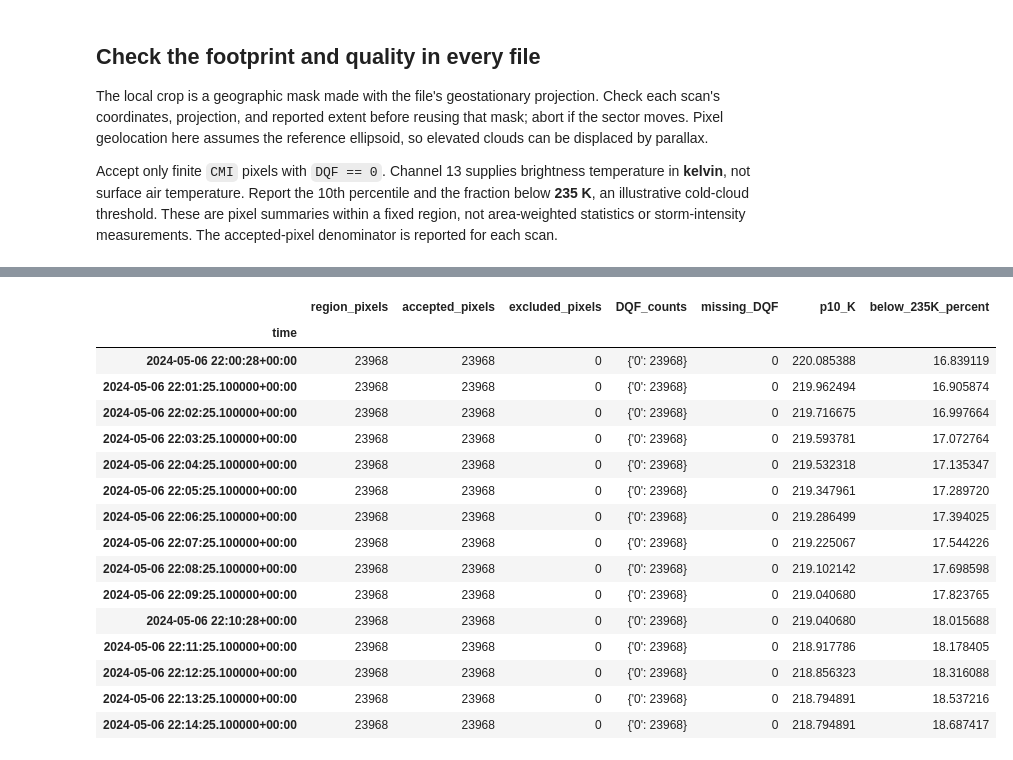
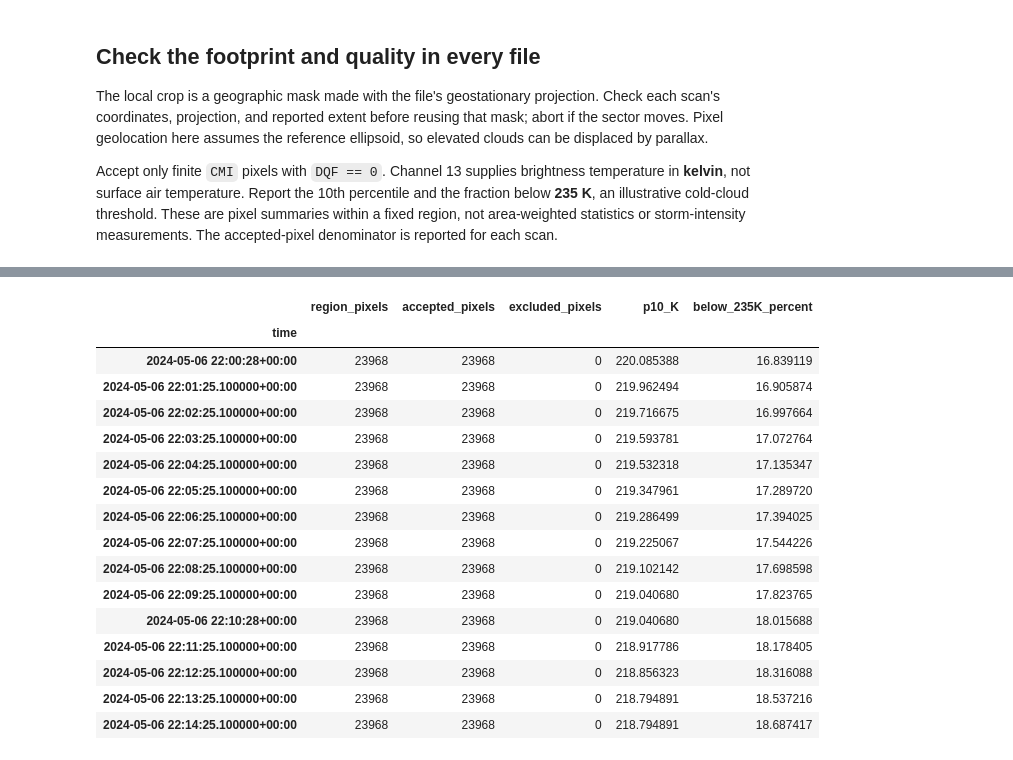
Before and after one commit to jakeryderv/usdata, a Jupyter notebook: examples/studies/goes-mesoscale/goes-mesoscale.ipynb, the cells around one changed output, grey strips where cells are left out. Drawn from its saved outputs; the diff is of its cells as text; code cells hidden in the pictures.

```diff
--- a/examples/studies/goes-mesoscale/goes-mesoscale.ipynb
+++ b/examples/studies/goes-mesoscale/goes-mesoscale.ipynb
@@ -112,9 +159,18 @@ Scans per occupied minute: [1]
 # %% [markdown]
 ## Check the footprint and quality in every file
 
-The local crop is a geographic mask made with the file's geostationary projection. Check each scan's coordinates, projection, and reported extent before reusing that mask; abort if the sector moves. Pixel geolocation here assumes the reference ellipsoid, so elevated clouds can be displaced by parallax.
+The local crop is a geographic mask made with the file's geostationary
+projection. Check each scan's coordinates, projection, and reported extent
+before reusing that mask; abort if the sector moves. Pixel geolocation here
+assumes the reference ellipsoid, so elevated clouds can be displaced by
+parallax.
 
-Accept only finite `CMI` pixels with `DQF == 0`. Channel 13 supplies brightness temperature in **kelvin**, not surface air temperature. Report the 10th percentile and the fraction below **235 K**, an illustrative cold-cloud threshold. These are pixel summaries within a fixed region, not area-weighted statistics or storm-intensity measurements. The accepted-pixel denominator is reported for each scan.
+Accept only finite `CMI` pixels with `DQF == 0`. Channel 13 supplies brightness
+temperature in **kelvin**, not surface air temperature. Report the 10th
+percentile and the fraction below **235 K**, an illustrative cold-cloud
+threshold. These are pixel summaries within a fixed region, not area-weighted
+statistics or storm-intensity measurements. The accepted-pixel denominator is
+reported for each scan.
 # %%
 rows, frames, coverage = [], [], []
 reference_x = reference_y = reference_projection = reference_extent = None
@@ -182,8 +238,8 @@ for item in items:
         frames.append(np.where(good, values, np.nan)[ys, xs])
 summary = pd.DataFrame(rows).set_index("time")
 print("Projection, coordinates, and metadata extent match across all scans.")
-print(pd.DataFrame(coverage).to_string(index=False))
-summary
+print(pd.DataFrame(coverage).head(3).to_string(index=False))
+summary[["region_pixels", "accepted_pixels", "excluded_pixels", "p10_K", "below_235K_percent"]]
 # %% [output]
 Quality flag values: [0, 1, 2, 3, 4]
 Quality meanings: good_pixel_qf conditionally_usable_pixel_qf out_of_range_pixel_qf no_value_pixel_qf focal_plane_temperature_threshold_exceeded_qf
@@ -207,17 +251,17 @@ Projection, coordinates, and metadata extent match across all scans.
-|  | region_pixels | accepted_pixels | excluded_pixels | DQF_counts | missing_DQF | p10_K | below_235K_percent |
-| time |  |  |  |  |  |  |  |
-| 2024-05-06 22:00:28+00:00 | 23968 | 23968 | 0 | {'0': 23968} | 0 | 220.085388 | 16.839119 |
-| 2024-05-06 22:01:25.100000+00:00 | 23968 | 23968 | 0 | {'0': 23968} | 0 | 219.962494 | 16.905874 |
-| 2024-05-06 22:02:25.100000+00:00 | 23968 | 23968 | 0 | {'0': 23968} | 0 | 219.716675 | 16.997664 |
-| 2024-05-06 22:03:25.100000+00:00 | 23968 | 23968 | 0 | {'0': 23968} | 0 | 219.593781 | 17.072764 |
-| 2024-05-06 22:04:25.100000+00:00 | 23968 | 23968 | 0 | {'0': 23968} | 0 | 219.532318 | 17.135347 |
-| 2024-05-06 22:05:25.100000+00:00 | 23968 | 23968 | 0 | {'0': 23968} | 0 | 219.347961 | 17.289720 |
-| 2024-05-06 22:06:25.100000+00:00 | 23968 | 23968 | 0 | {'0': 23968} | 0 | 219.286499 | 17.394025 |
-| 2024-05-06 22:07:25.100000+00:00 | 23968 | 23968 | 0 | {'0': 23968} | 0 | 219.225067 | 17.544226 |
-| 2024-05-06 22:08:25.100000+00:00 | 23968 | 23968 | 0 | {'0': 23968} | 0 | 219.102142 | 17.698598 |
-| 2024-05-06 22:09:25.100000+00:00 | 23968 | 23968 | 0 | {'0': 23968} | 0 | 219.040680 | 17.823765 |
-| 2024-05-06 22:10:28+00:00 | 23968 | 23968 | 0 | {'0': 23968} | 0 | 219.040680 | 18.015688 |
-| 2024-05-06 22:11:25.100000+00:00 | 23968 | 23968 | 0 | {'0': 23968} | 0 | 218.917786 | 18.178405 |
-| 2024-05-06 22:12:25.100000+00:00 | 23968 | 23968 | 0 | {'0': 23968} | 0 | 218.856323 | 18.316088 |
-| 2024-05-06 22:13:25.100000+00:00 | 23968 | 23968 | 0 | {'0': 23968} | 0 | 218.794891 | 18.537216 |
-| 2024-05-06 22:14:25.100000+00:00 | 23968 | 23968 | 0 | {'0': 23968} | 0 | 218.794891 | 18.687417 |
+|  | region_pixels | accepted_pixels | excluded_pixels | p10_K | below_235K_percent |
+| time |  |  |  |  |  |
+| 2024-05-06 22:00:28+00:00 | 23968 | 23968 | 0 | 220.085388 | 16.839119 |
+| 2024-05-06 22:01:25.100000+00:00 | 23968 | 23968 | 0 | 219.962494 | 16.905874 |
+| 2024-05-06 22:02:25.100000+00:00 | 23968 | 23968 | 0 | 219.716675 | 16.997664 |
+| 2024-05-06 22:03:25.100000+00:00 | 23968 | 23968 | 0 | 219.593781 | 17.072764 |
+| 2024-05-06 22:04:25.100000+00:00 | 23968 | 23968 | 0 | 219.532318 | 17.135347 |
+| 2024-05-06 22:05:25.100000+00:00 | 23968 | 23968 | 0 | 219.347961 | 17.289720 |
+| 2024-05-06 22:06:25.100000+00:00 | 23968 | 23968 | 0 | 219.286499 | 17.394025 |
+| 2024-05-06 22:07:25.100000+00:00 | 23968 | 23968 | 0 | 219.225067 | 17.544226 |
+| 2024-05-06 22:08:25.100000+00:00 | 23968 | 23968 | 0 | 219.102142 | 17.698598 |
+| 2024-05-06 22:09:25.100000+00:00 | 23968 | 23968 | 0 | 219.040680 | 17.823765 |
+| 2024-05-06 22:10:28+00:00 | 23968 | 23968 | 0 | 219.040680 | 18.015688 |
+| 2024-05-06 22:11:25.100000+00:00 | 23968 | 23968 | 0 | 218.917786 | 18.178405 |
+| 2024-05-06 22:12:25.100000+00:00 | 23968 | 23968 | 0 | 218.856323 | 18.316088 |
+| 2024-05-06 22:13:25.100000+00:00 | 23968 | 23968 | 0 | 218.794891 | 18.537216 |
+| 2024-05-06 22:14:25.100000+00:00 | 23968 | 23968 | 0 | 218.794891 | 18.687417 |
```
Also changed, not shown: parts of 19 cells of this notebook, 2 other files.
